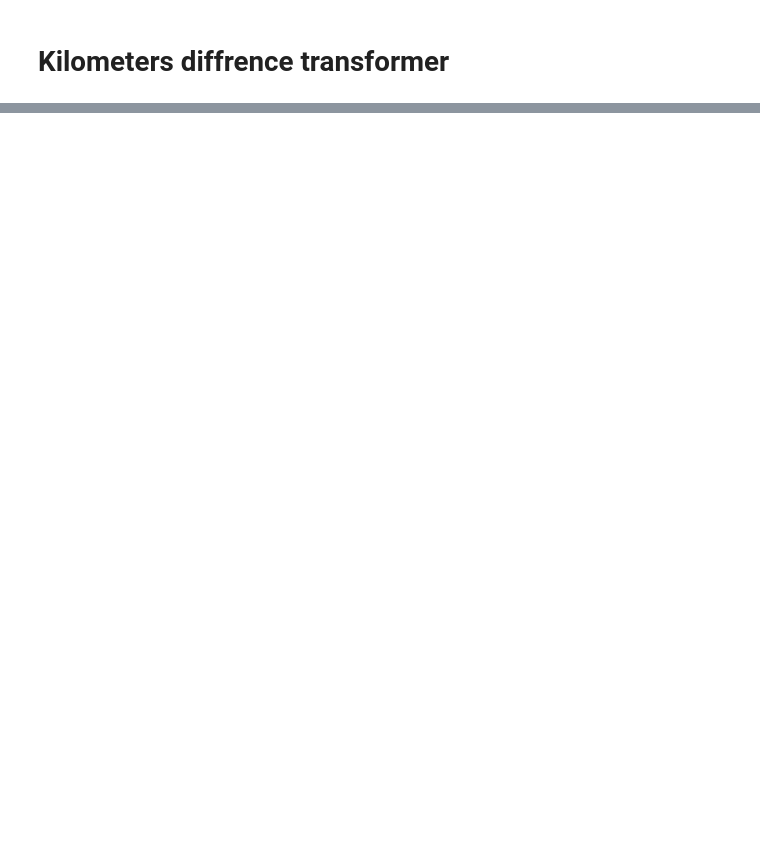
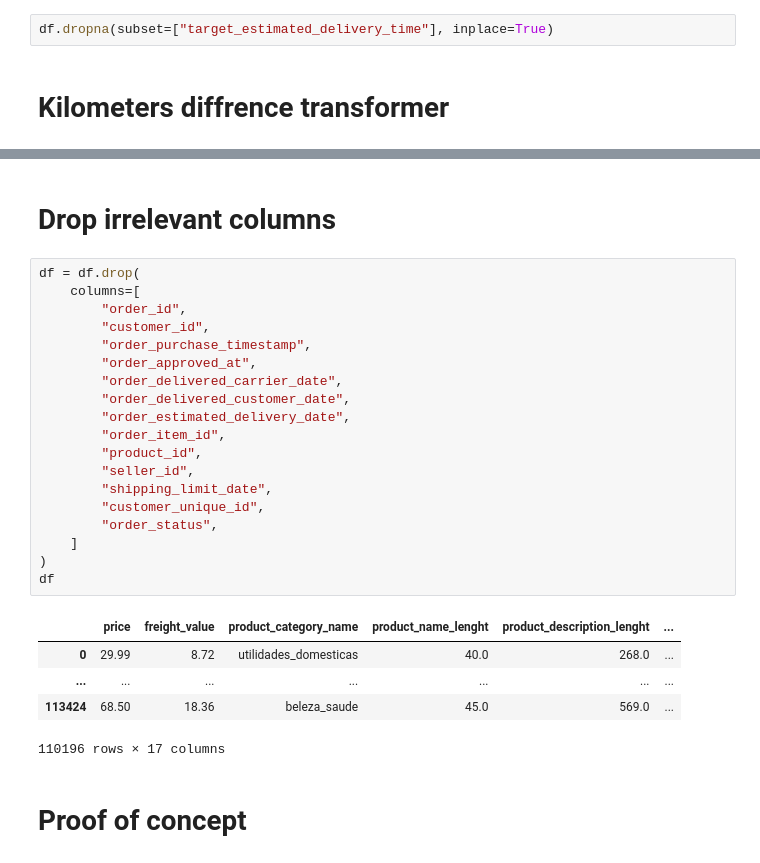
Before and after one commit to Skronski/e_commerce, a Jupyter notebook: 00_programs/04_delivery_experience/delivery_time_prediction.ipynb, the cells around one changed output, grey strips where cells are left out. Cells and saved outputs as stored; diff of their text form; blank space fills up the shorter version.

```diff
--- a/00_programs/04_delivery_experience/delivery_time_prediction.ipynb
+++ b/00_programs/04_delivery_experience/delivery_time_prediction.ipynb
@@ -188,6 +193,8 @@ for col in datetime_columns:
 df["target_estimated_delivery_time"] = (
     df["order_delivered_customer_date"] - df["order_purchase_timestamp"]
 ).apply(lambda x: x.days)
+# %%
+df.dropna(subset=["target_estimated_delivery_time"], inplace=True)
 # %% [markdown]
 # Kilometers diffrence transformer
 # %%
@@ -280,0 +289,29 @@ x_trans
+# %% [markdown]
+# Drop irrelevant columns
+# %%
+df = df.drop(
+    columns=[
+        "order_id",
+        "customer_id",
+        "order_purchase_timestamp",
+        "order_approved_at",
+        "order_delivered_carrier_date",
+        "order_delivered_customer_date",
+        "order_estimated_delivery_date",
+        "order_item_id",
+        "product_id",
+        "seller_id",
+        "shipping_limit_date",
+        "customer_unique_id",
+        "order_status",
+    ]
+)
+df
+# %% [output]
+|  | price | freight_value | product_category_name | product_name_lenght | product_description_lenght | ... |
+| 0 | 29.99 | 8.72 | utilidades_domesticas | 40.0 | 268.0 | ... |
+| ... | ... | ... | ... | ... | ... | ... |
+| 113424 | 68.50 | 18.36 | beleza_saude | 45.0 | 569.0 | ... |
+110196 rows × 17 columns
+# %% [markdown]
+# Proof of concept
```
Also changed, not shown: parts of 11 cells of this notebook.
